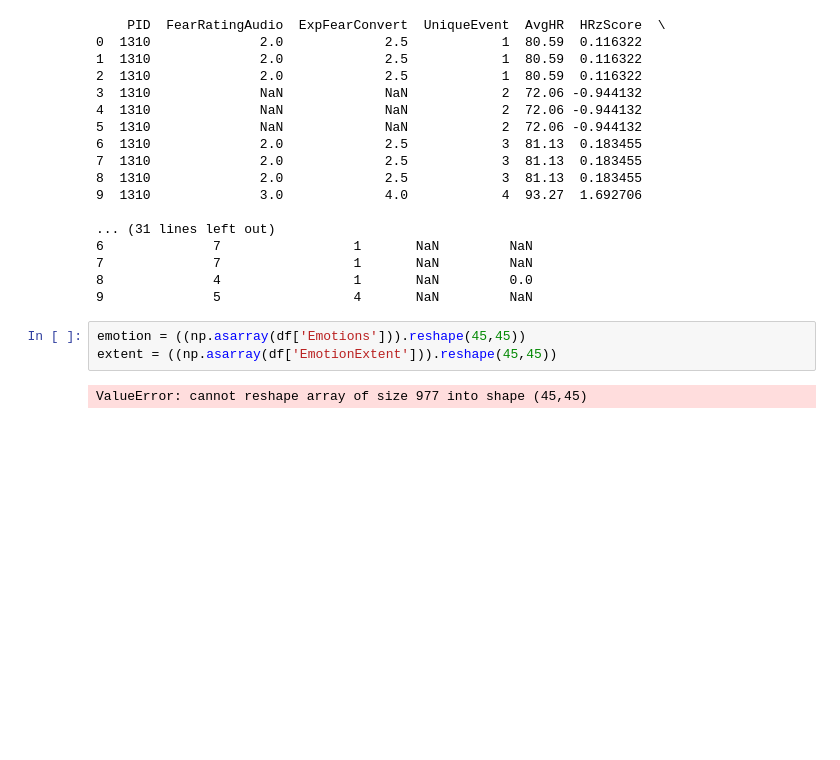
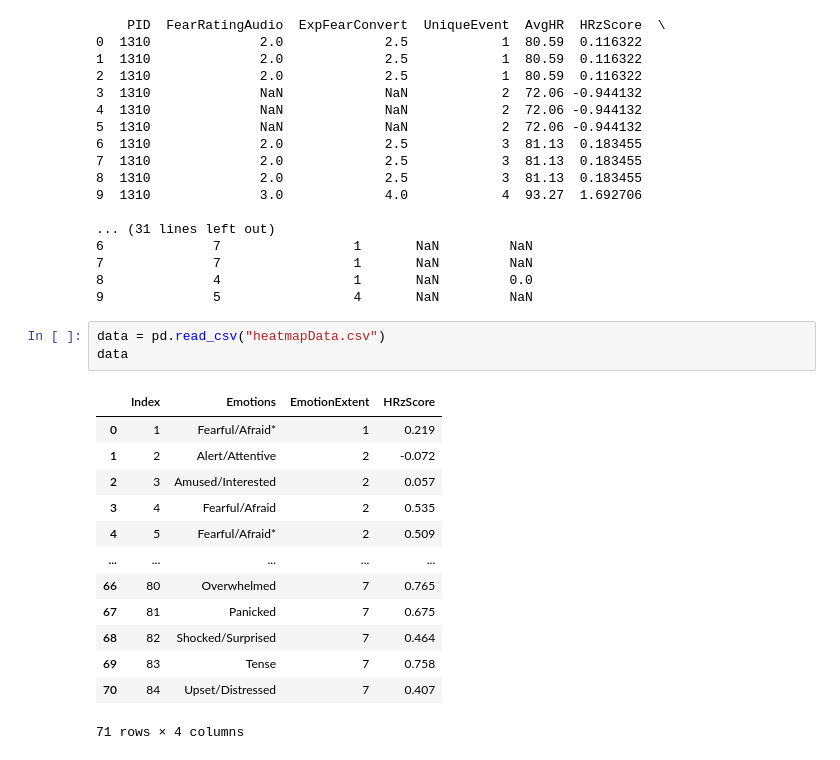
Before and after one commit to JoanneStasiak/JupyterNotebook, a Jupyter notebook: R Notebooks/FrightNight/FN-py.ipynb, the cells around one changed output. Drawn from its saved outputs; the diff is of its cells as text; blank space fills up the shorter version.

```diff
--- a/R Notebooks/FrightNight/FN-py.ipynb
+++ b/R Notebooks/FrightNight/FN-py.ipynb
@@ -27,8 +28,20 @@ print(df.head(10))
 7              7                 1       NaN         NaN
 8              4                 1       NaN         0.0
 9              5                 4       NaN         NaN
-# %%
-emotion = ((np.asarray(df['Emotions'])).reshape(45,45))
-extent = ((np.asarray(df['EmotionExtent'])).reshape(45,45))
-# %% [output]
-ValueError: cannot reshape array of size 977 into shape (45,45)
+# %%
+data = pd.read_csv("heatmapData.csv")
+data
+# %% [output]
+|  | Index | Emotions | EmotionExtent | HRzScore |
+| 0 | 1 | Fearful/Afraid* | 1 | 0.219 |
+| 1 | 2 | Alert/Attentive | 2 | -0.072 |
+| 2 | 3 | Amused/Interested | 2 | 0.057 |
+| 3 | 4 | Fearful/Afraid | 2 | 0.535 |
+| 4 | 5 | Fearful/Afraid* | 2 | 0.509 |
+| ... | ... | ... | ... | ... |
+| 66 | 80 | Overwhelmed | 7 | 0.765 |
+| 67 | 81 | Panicked | 7 | 0.675 |
+| 68 | 82 | Shocked/Surprised | 7 | 0.464 |
+| 69 | 83 | Tense | 7 | 0.758 |
+| 70 | 84 | Upset/Distressed | 7 | 0.407 |
+71 rows × 4 columns
```
Also changed, not shown: parts of 4 cells of this notebook.
